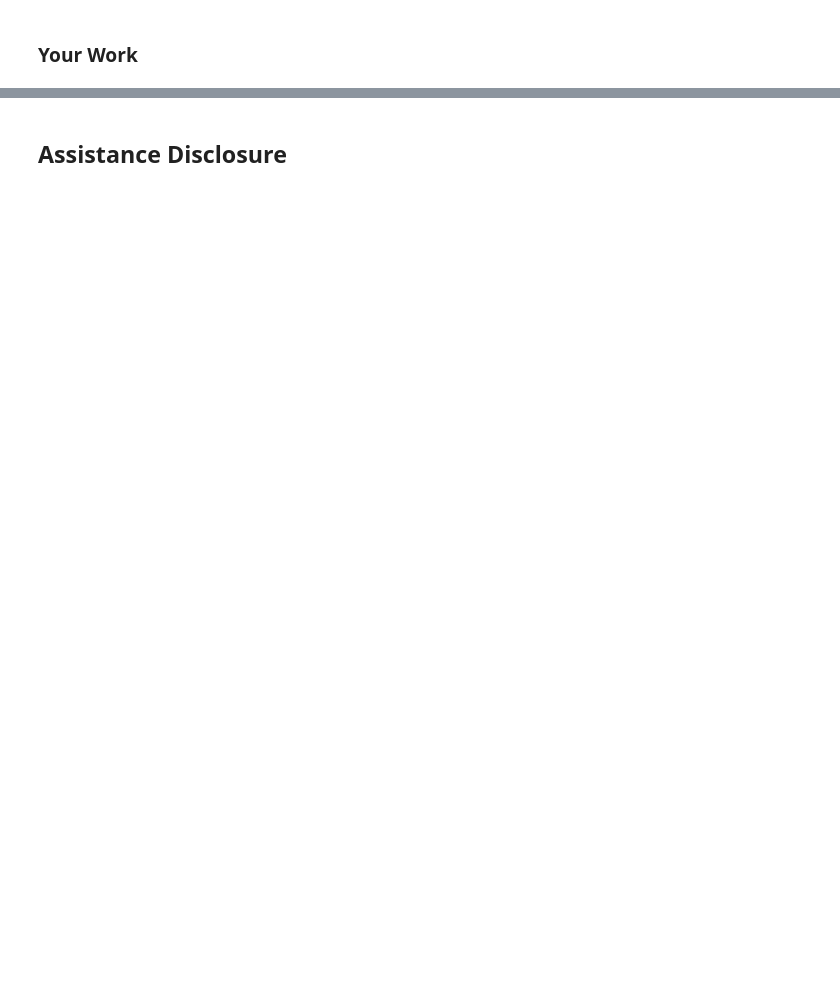
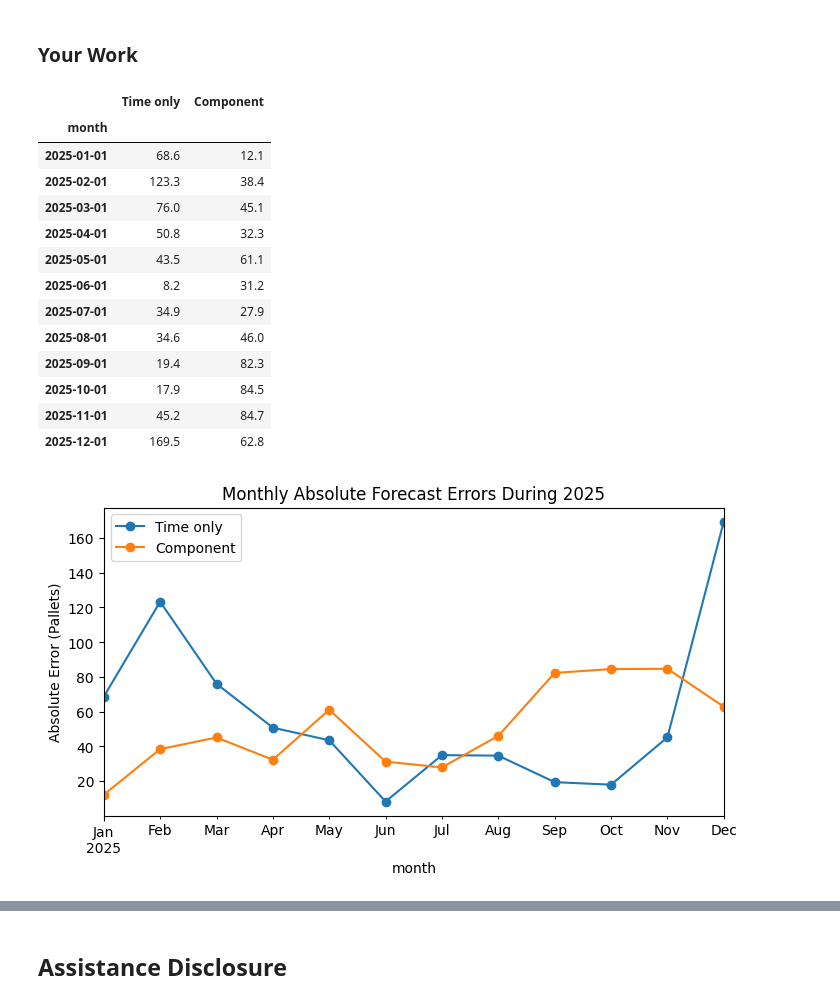
Before and after one commit to jae0029/Data-Mining, a Jupyter notebook: Test 2/test2b.ipynb, the cells around one changed output, grey strips where cells are left out. Cells and saved outputs as stored; diff of their text form; code cells hidden in the pictures; blank space fills up the shorter version.

```diff
--- a/Test 2/test2b.ipynb
+++ b/Test 2/test2b.ipynb
@@ -252,5 +342,33 @@ plt.show()
 # %% [markdown]
 ### Your Work
 # %%
-# Problem 3: Your additional analysis.
+# Compare absolute forecast errors by month
+
+abs_errors = forecast_errors.abs()
+
+display(abs_errors.round(1))
+
+abs_errors.plot(
+    marker="o",
+    figsize=(8,4),
+    ylabel="Absolute Error (Pallets)",
+    title="Monthly Absolute Forecast Errors During 2025"
+)
+plt.show()
+# %% [output]
+|  | Time only | Component |
+| month |  |  |
+| 2025-01-01 | 68.6 | 12.1 |
+| 2025-02-01 | 123.3 | 38.4 |
+| 2025-03-01 | 76.0 | 45.1 |
+| 2025-04-01 | 50.8 | 32.3 |
+| 2025-05-01 | 43.5 | 61.1 |
+| 2025-06-01 | 8.2 | 31.2 |
+| 2025-07-01 | 34.9 | 27.9 |
+| 2025-08-01 | 34.6 | 46.0 |
+| 2025-09-01 | 19.4 | 82.3 |
+| 2025-10-01 | 17.9 | 84.5 |
+| 2025-11-01 | 45.2 | 84.7 |
+| 2025-12-01 | 169.5 | 62.8 |
+[figure, added]
 # %% [markdown]
```
Also changed, not shown: parts of 9 cells of this notebook, 4 other files.
